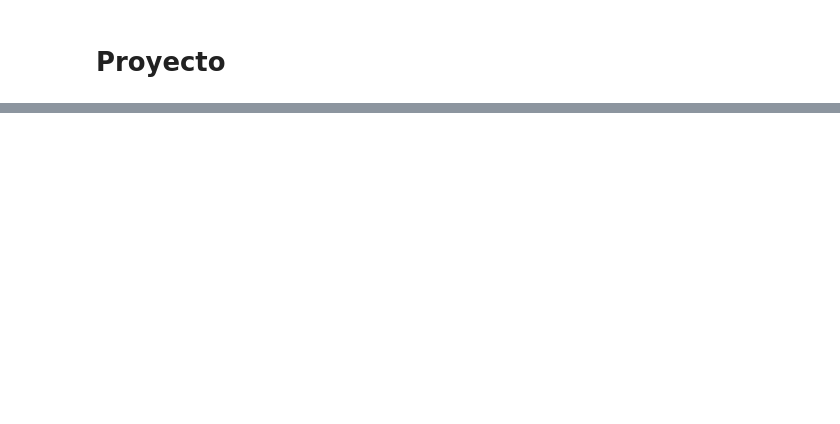
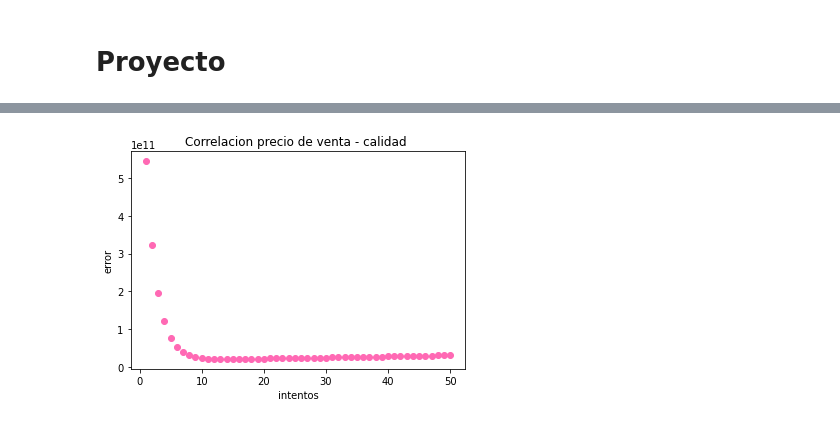
Before and after one commit to KevinMunoz19/ProyectoDCP, a Jupyter notebook: ProyectoFinal.ipynb, the cells around one changed output, grey strips where cells are left out. Drawn from its saved outputs; the diff is of its cells as text; code cells hidden in the pictures; blank space fills up the shorter version.

Commit message:
added gradient, error and lin reg parameter calculations.

```diff
--- a/ProyectoFinal.ipynb
+++ b/ProyectoFinal.ipynb
@@ -110,0 +111,32 @@ plt.show()
+# %%
+def model_training(vector_x,vector_y, epochs, learning_rate):
+    n = len(vector_x)
+    zx = np.ones(n)
+    mat = np.array([vector_x.astype(object),zx.astype(object)]).transpose()
+    betas = np.array([1000,1000])
+    betas_gradient = np.array([1,1])
+    epoch_counter = 0
+    error_vector = np.array([])
+    while epoch_counter < epochs:
+        y_hat = np.dot(mat,betas)
+        t1 = [(a-b)**2 for a,b in zip(vector_y,y_hat)]
+        error = (1/(2*n))*(sum(t1))
+        error_vector = np.append(error_vector,error)
+        yh_minus_y = y_hat - vector_y
+        yh_minus_y_mat = np.array([yh_minus_y,yh_minus_y])
+        res = np.multiply(mat.transpose(),yh_minus_y_mat).transpose()
+        betas_gradient = np.sum((res/n),axis=0)
+        betas[0] = betas[0] - (learning_rate * betas_gradient[1])
+        betas[1] = betas[1] - (learning_rate * betas_gradient[0])
+        epoch_counter += 1
+    return mat,error_vector
+# %%
+matrix,errors = model_training(df['1stFlrSF'].to_numpy(),df['SalePrice'].to_numpy(),50,0.0001)
+# %%
+plt.scatter(np.arange(1, len(errors)+1, 1), errors, color = 'hotpink')
+plt.title("Correlacion precio de venta - calidad ")
+plt.xlabel("intentos")
+plt.ylabel("error")
+plt.show()
+# %% [output]
+[figure, added]
```
Also changed, not shown: parts of 9 cells of this notebook.
